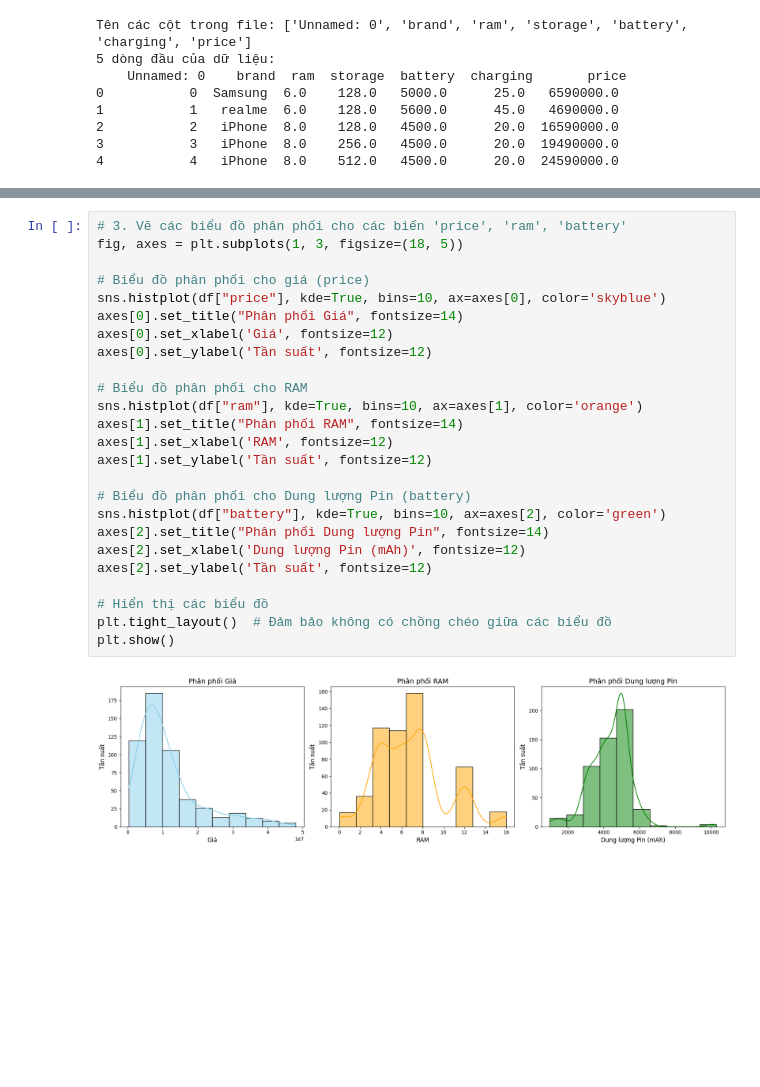
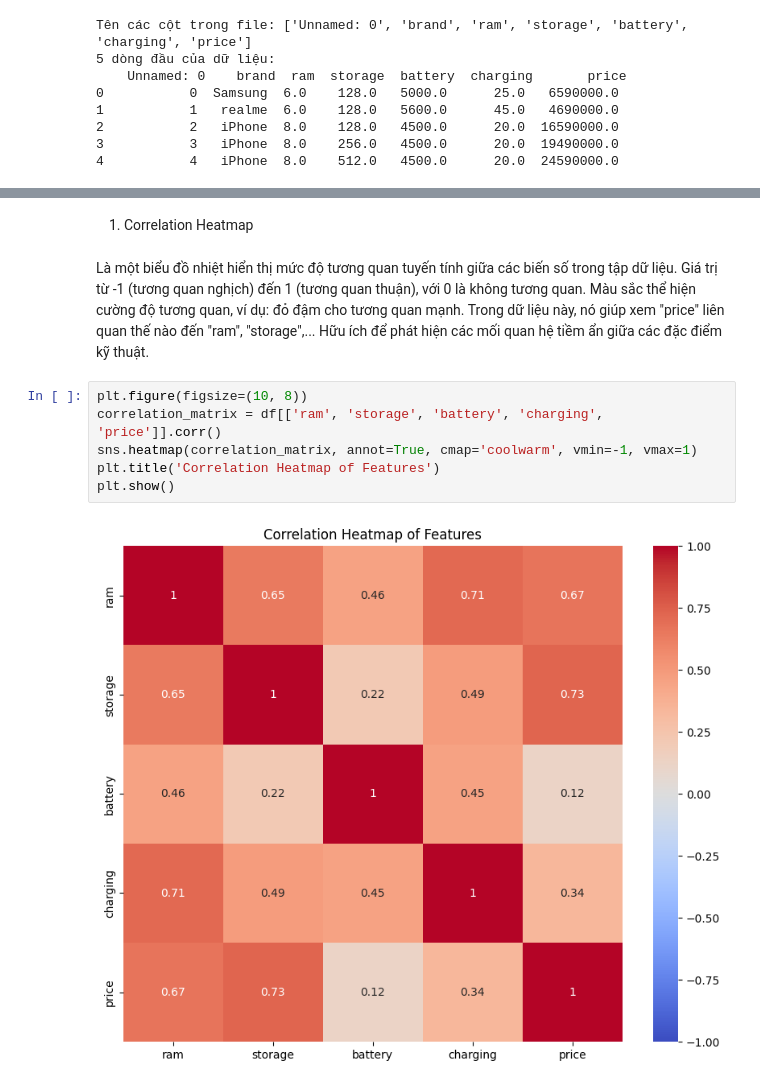
Before and after one commit to ManhLeo/PhoneDataAnalysis, a Jupyter notebook: Trực_quan_hóa.ipynb, the cells around one changed output, grey strips where cells are left out. Drawn from its saved outputs; the diff is of its cells as text; blank space fills up the shorter version.

```diff
--- a/Trực_quan_hóa.ipynb
+++ b/Trực_quan_hóa.ipynb
@@ -86,27 +30,16 @@ plt.show()
-# %%
-# 3. Vẽ các biểu đồ phân phối cho các biến 'price', 'ram', 'battery'
-fig, axes = plt.subplots(1, 3, figsize=(18, 5))
-
-# Biểu đồ phân phối cho giá (price)
-sns.histplot(df["price"], kde=True, bins=10, ax=axes[0], color='skyblue')
-axes[0].set_title("Phân phối Giá", fontsize=14)
-axes[0].set_xlabel('Giá', fontsize=12)
-axes[0].set_ylabel('Tần suất', fontsize=12)
-
-# Biểu đồ phân phối cho RAM
-sns.histplot(df["ram"], kde=True, bins=10, ax=axes[1], color='orange')
-axes[1].set_title("Phân phối RAM", fontsize=14)
-axes[1].set_xlabel('RAM', fontsize=12)
-axes[1].set_ylabel('Tần suất', fontsize=12)
-
-# Biểu đồ phân phối cho Dung lượng Pin (battery)
-sns.histplot(df["battery"], kde=True, bins=10, ax=axes[2], color='green')
-axes[2].set_title("Phân phối Dung lượng Pin", fontsize=14)
-axes[2].set_xlabel('Dung lượng Pin (mAh)', fontsize=12)
-axes[2].set_ylabel('Tần suất', fontsize=12)
-
-# Hiển thị các biểu đồ
-plt.tight_layout()  # Đảm bảo không có chồng chéo giữa các biểu đồ
-plt.show()
-# %% [output]
-[figure, removed]
+# %% [markdown]
+1. Correlation Heatmap
+# %% [markdown]
+Là một biểu đồ nhiệt hiển thị mức độ tương quan tuyến tính giữa các biến số trong tập dữ liệu.
+Giá trị từ -1 (tương quan nghịch) đến 1 (tương quan thuận), với 0 là không tương quan.
+Màu sắc thể hiện cường độ tương quan, ví dụ: đỏ đậm cho tương quan mạnh.
+Trong dữ liệu này, nó giúp xem "price" liên quan thế nào đến "ram", "storage",...
+Hữu ích để phát hiện các mối quan hệ tiềm ẩn giữa các đặc điểm kỹ thuật.
+# %%
+plt.figure(figsize=(10, 8))
+correlation_matrix = df[['ram', 'storage', 'battery', 'charging', 'price']].corr()
+sns.heatmap(correlation_matrix, annot=True, cmap='coolwarm', vmin=-1, vmax=1)
+plt.title('Correlation Heatmap of Features')
+plt.show()
+# %% [output]
+[figure, added]
```
Also changed, not shown: parts of 12 cells of this notebook, 7 other files.
